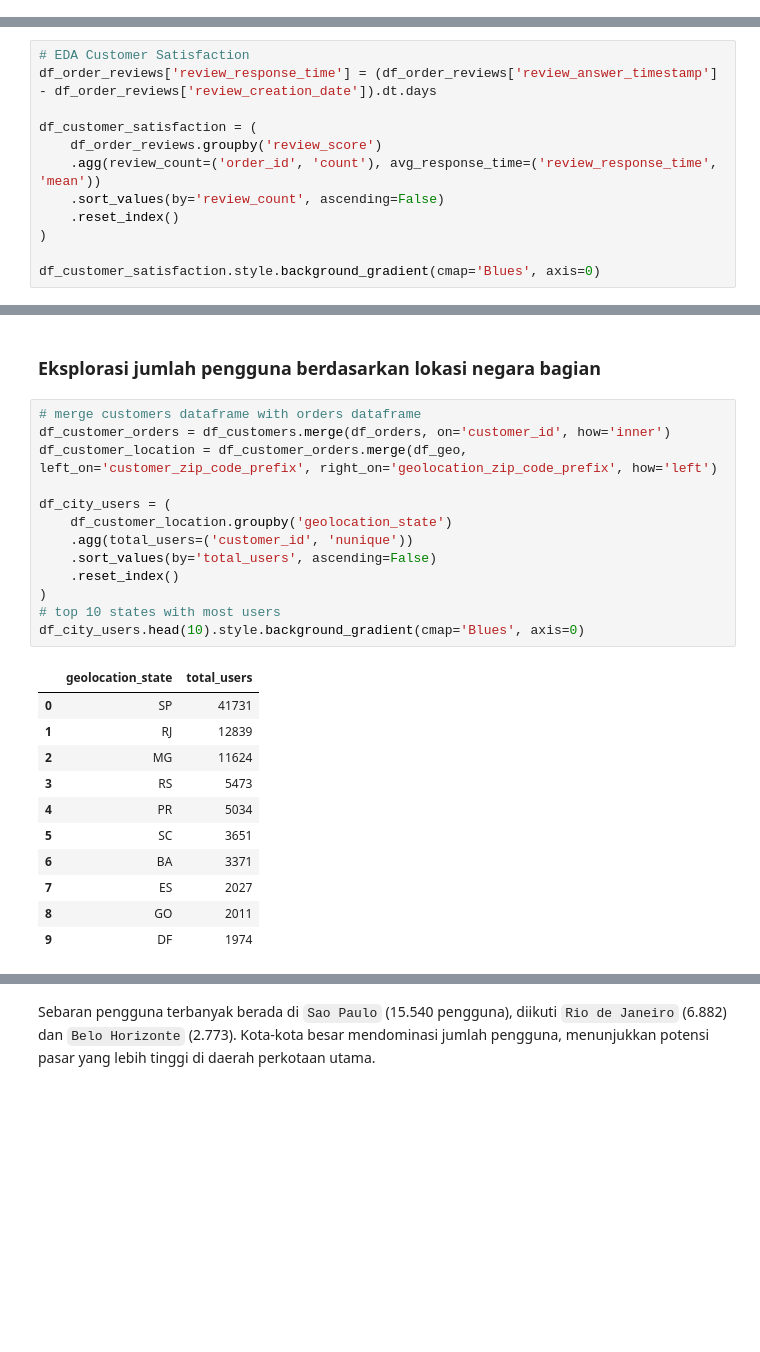
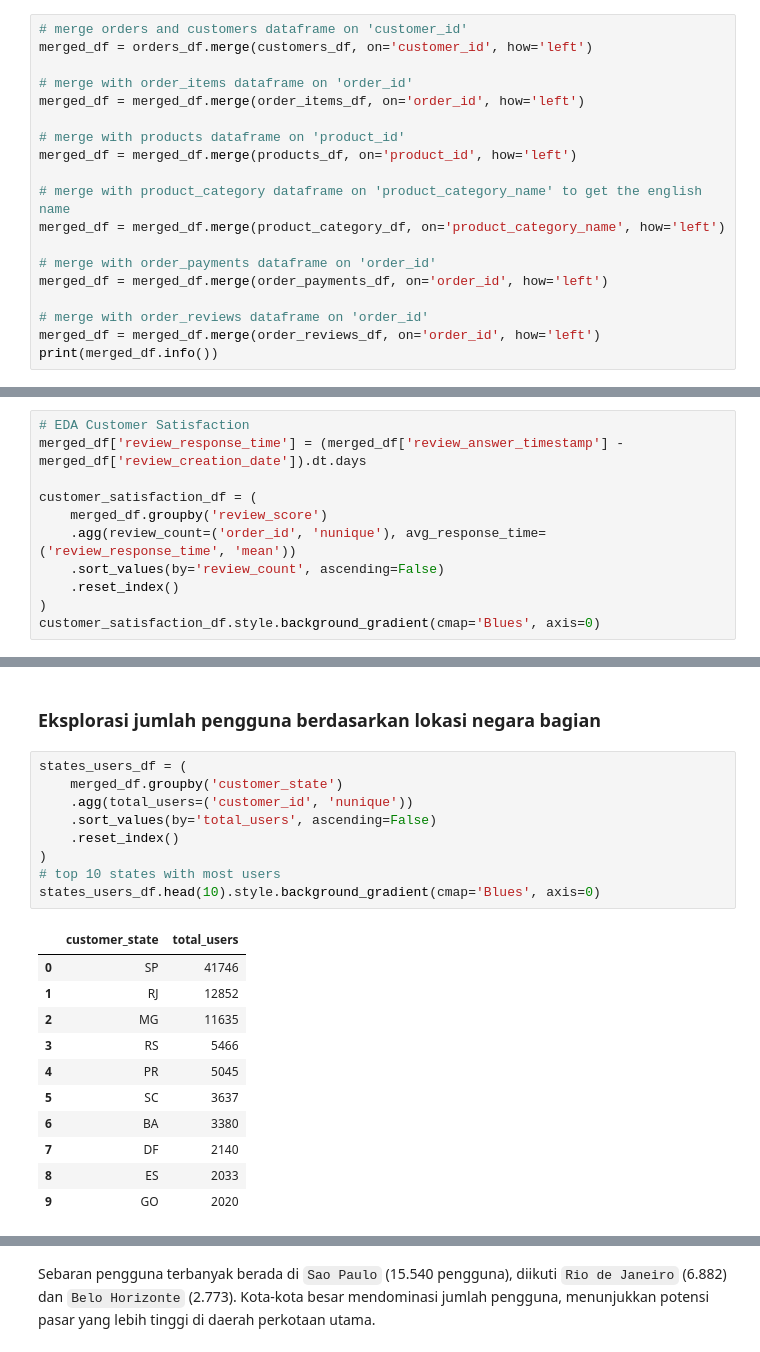
Before and after one commit to Azerif/Brazilian-E-Commerce-Public-Dataset-Analysis, a Jupyter notebook: notebook.ipynb, the cells around one changed output, grey strips where cells are left out. Drawn from its saved outputs; the diff is of its cells as text; blank space fills up the shorter version.

```diff
--- a/notebook.ipynb
+++ b/notebook.ipynb
@@ -371,0 +371,19 @@ Jumlah duplikasi pada dataset geolocation: 0
+# %%
+# merge orders and customers dataframe on 'customer_id'
+merged_df = orders_df.merge(customers_df, on='customer_id', how='left')
+
+# merge with order_items dataframe on 'order_id'
+merged_df = merged_df.merge(order_items_df, on='order_id', how='left')
+
+# merge with products dataframe on 'product_id'
+merged_df = merged_df.merge(products_df, on='product_id', how='left')
+
+# merge with product_category dataframe on 'product_category_name' to get the english name
+merged_df = merged_df.merge(product_category_df, on='product_category_name', how='left')
+
+# merge with order_payments dataframe on 'order_id'
+merged_df = merged_df.merge(order_payments_df, on='order_id', how='left')
+
+# merge with order_reviews dataframe on 'order_id'
+merged_df = merged_df.merge(order_reviews_df, on='order_id', how='left')
+print(merged_df.info())
@@ -427,15 +459,14 @@ Mayoritas transaksi dilakukan menggunakan `credit_card` (76.795 transaksi), menj
 ### Eksplorasi tingkat kepuasan pengguna berdasarkan review beserta kecepatan respon
 # %%
 # EDA Customer Satisfaction
-df_order_reviews['review_response_time'] = (df_order_reviews['review_answer_timestamp'] - df_order_reviews['review_creation_date']).dt.days
+merged_df['review_response_time'] = (merged_df['review_answer_timestamp'] - merged_df['review_creation_date']).dt.days
 
-df_customer_satisfaction = (
-    df_order_reviews.groupby('review_score')
-    .agg(review_count=('order_id', 'count'), avg_response_time=('review_response_time', 'mean'))
+customer_satisfaction_df = (
+    merged_df.groupby('review_score')
+    .agg(review_count=('order_id', 'nunique'), avg_response_time=('review_response_time', 'mean'))
     .sort_values(by='review_count', ascending=False)
     .reset_index()
 )
-
-df_customer_satisfaction.style.background_gradient(cmap='Blues', axis=0)
+customer_satisfaction_df.style.background_gradient(cmap='Blues', axis=0)
 # %% [output]
 |  | review_score | review_count | avg_response_time |
@@ -449,28 +480,24 @@ Mayoritas pelanggan memberikan nilai skor review 5 dengan jumlah 57.328 ulasan l
 # %% [markdown]
 ### Eksplorasi jumlah pengguna berdasarkan lokasi negara bagian
 # %%
-# merge customers dataframe with orders dataframe
-df_customer_orders = df_customers.merge(df_orders, on='customer_id', how='inner')
-df_customer_location = df_customer_orders.merge(df_geo, left_on='customer_zip_code_prefix', right_on='geolocation_zip_code_prefix', how='left')
-
-df_city_users = (
-    df_customer_location.groupby('geolocation_state')
+states_users_df = (
+    merged_df.groupby('customer_state')
     .agg(total_users=('customer_id', 'nunique'))
     .sort_values(by='total_users', ascending=False)
     .reset_index()
 )
 # top 10 states with most users
-df_city_users.head(10).style.background_gradient(cmap='Blues', axis=0)
+states_users_df.head(10).style.background_gradient(cmap='Blues', axis=0)
 # %% [output]
-|  | geolocation_state | total_users |
-| 0 | SP | 41731 |
-| 1 | RJ | 12839 |
-| 2 | MG | 11624 |
-| 3 | RS | 5473 |
-| 4 | PR | 5034 |
-| 5 | SC | 3651 |
-| 6 | BA | 3371 |
-| 7 | ES | 2027 |
-| 8 | GO | 2011 |
-| 9 | DF | 1974 |
+|  | customer_state | total_users |
+| 0 | SP | 41746 |
+| 1 | RJ | 12852 |
+| 2 | MG | 11635 |
+| 3 | RS | 5466 |
+| 4 | PR | 5045 |
+| 5 | SC | 3637 |
+| 6 | BA | 3380 |
+| 7 | DF | 2140 |
+| 8 | ES | 2033 |
+| 9 | GO | 2020 |
 # %% [markdown]
```
Also changed, not shown: parts of 49 cells of this notebook, 3 other files.
